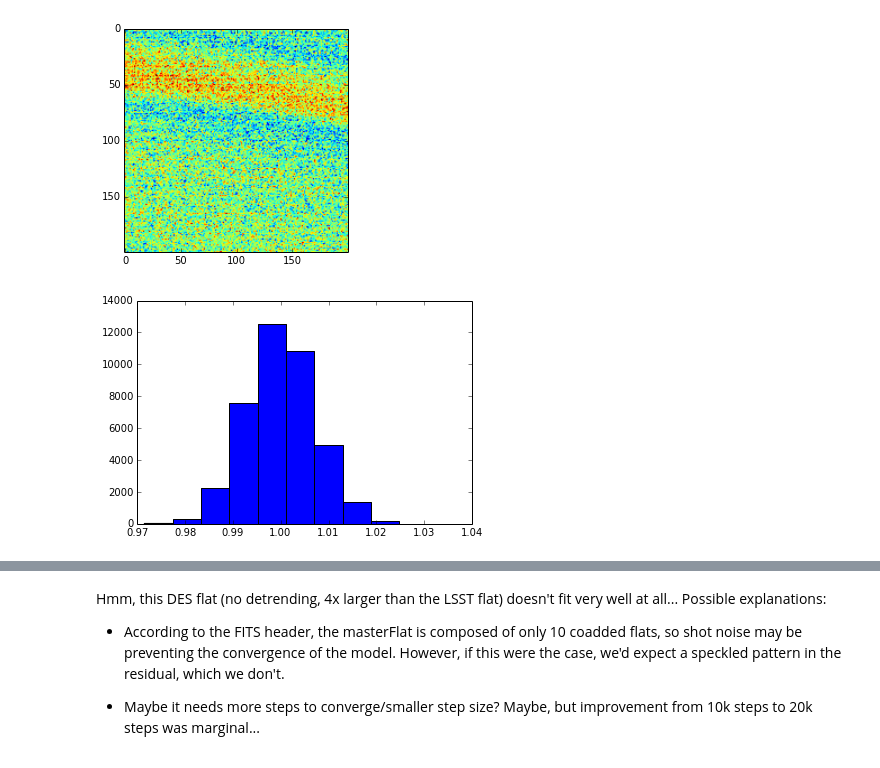
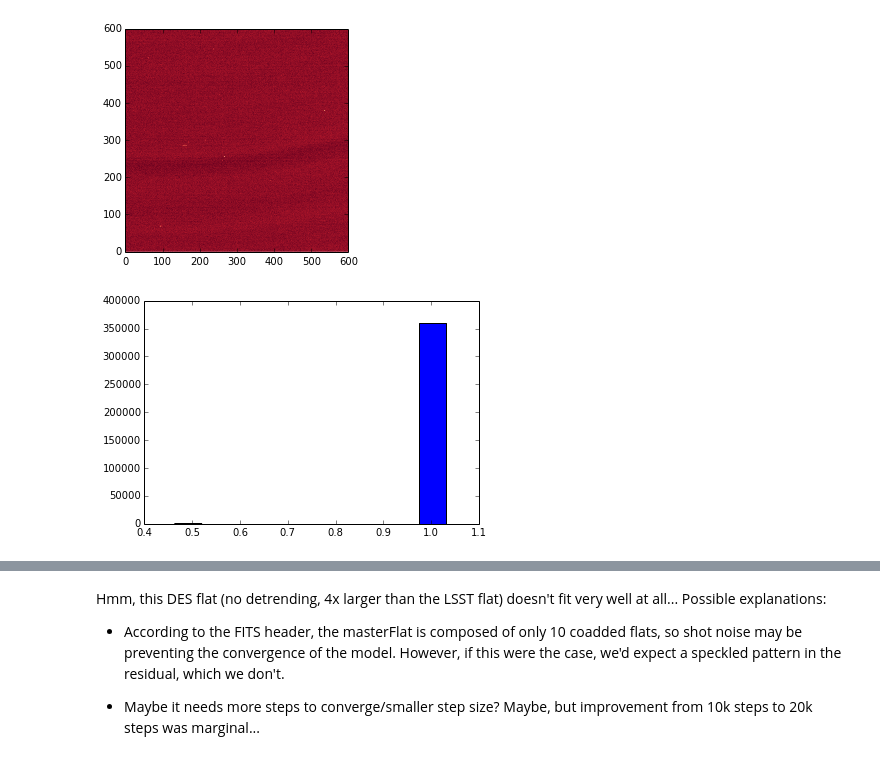
Before and after one commit to cpadavis/weak_sauce, a Jupyter notebook: notebooks/DES_masterflat.ipynb, the cells around one changed output, grey strips where cells are left out. Saved outputs shown, nothing was run; the diff lists cells and outputs as text; code cells hidden in the pictures.

```diff
--- a/notebooks/DES_masterflat.ipynb
+++ b/notebooks/DES_masterflat.ipynb
@@ -13,15 +12,15 @@ from weak_sauce.grid import MoveableGrid
 # %%
 hdulist = fits.open('../data/masterFlat.fits.fz') #not in repo--need to put in local install's data dir
 # %%
-img = hdulist[1].data[900:1100,1400:1600]
+img = hdulist[1].data[700:1300,1100:1700]
 img = img/np.mean(img)
-[low,high] = zscale.zscale(img)
-plt.imshow(img,vmin=low,vmax=high)
+#[low,high] = zscale.zscale(img)
+plt.imshow(img)#,vmin=low,vmax=high)
 plt.figure()
 _ = plt.hist(img.flatten())
 data_rel_flux_map = img
 # %% [output]
-[figure, old version]
+[figure, new version]
-[figure, old version]
+[figure, new version]
 # %%
 data_like_mover = UniformIlluminationMover()
```
Also changed, not shown: parts of 17 cells of this notebook, 19 other files.
